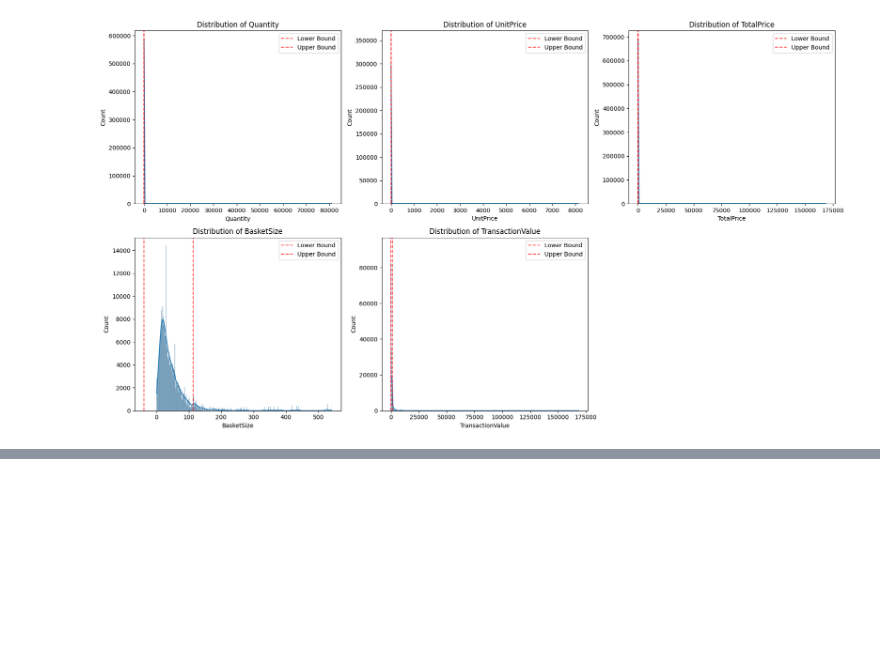
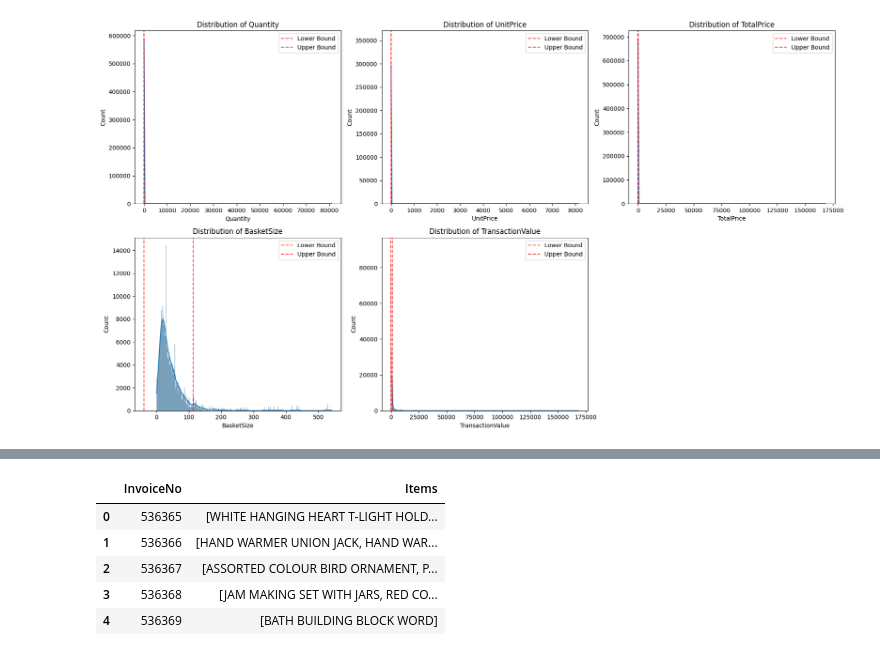
Before and after one commit to monurajj/Retail-Stock-Market-Behavior-Analysis, a Jupyter notebook: notebooks/completed/02_data_preprocessing.ipynb, the cells around one changed output, grey strips where cells are left out. Saved outputs shown, nothing was run; the diff lists cells and outputs as text; code cells hidden in the pictures; blank space fills up the shorter version.

```diff
--- a/notebooks/completed/02_data_preprocessing.ipynb
+++ b/notebooks/completed/02_data_preprocessing.ipynb
@@ -372,0 +401,44 @@ plt.show()
+# %%
+
+# Perform initial cleaning steps on df (from previous successful cells)
+df.dropna(subset=['CustomerID'], inplace=True)
+df['CustomerID'] = df['CustomerID'].astype(int)
+df = df[df['Quantity'] > 0]
+df = df[df['UnitPrice'] > 0]
+
+# Calculate 'Total Price' for each transaction (from previous successful cell)
+df['TotalPrice'] = df['Quantity'] * df['UnitPrice']
+
+# Convert 'InvoiceDate' to datetime and create temporal features (from previous successful cells)
+df['InvoiceDate'] = pd.to_datetime(df['InvoiceDate'])
+df['InvoiceMonth'] = df['InvoiceDate'].dt.to_period('M')
+df['InvoiceDay'] = df['InvoiceDate'].dt.day
+
+# Calculate 'Basket Size' (number of unique products in each invoice) (from previous successful cell)
+basket_size = df.groupby('InvoiceNo')['StockCode'].nunique().reset_index()
+basket_size.columns = ['InvoiceNo', 'BasketSize']
+df = pd.merge(df, basket_size, on='InvoiceNo', how='left')
+
+# Calculate 'Transaction Value' (sum of TotalPrice for each invoice) (from previous successful cell)
+transaction_value = df.groupby('InvoiceNo')['TotalPrice'].sum().reset_index()
+transaction_value.columns = ['InvoiceNo', 'TransactionValue']
+df = pd.merge(df, transaction_value, on='InvoiceNo', how='left')
+
+# Original code for association data preparation
+df_association = df[['InvoiceNo', 'Description']].copy()
+df_association.dropna(subset=['Description'], inplace=True)
+df_association['Description'] = df_association['Description'].str.strip()
+df_association = df_association[df_association['Description'] != '']
+
+# Group items by invoice
+basket = df_association.groupby('InvoiceNo')['Description'].apply(list).reset_index()
+basket.columns = ['InvoiceNo', 'Items']
+
+display(basket.head())
+# %% [output]
+|  | InvoiceNo | Items |
+| 0 | 536365 | [WHITE HANGING HEART T-LIGHT HOLD... |
+| 1 | 536366 | [HAND WARMER UNION JACK, HAND WAR... |
+| 2 | 536367 | [ASSORTED COLOUR BIRD ORNAMENT, P... |
+| 3 | 536368 | [JAM MAKING SET WITH JARS, RED CO... |
+| 4 | 536369 | [BATH BUILDING BLOCK WORD] |
```
Also changed, not shown: parts of 5 cells of this notebook, 2 other files.
